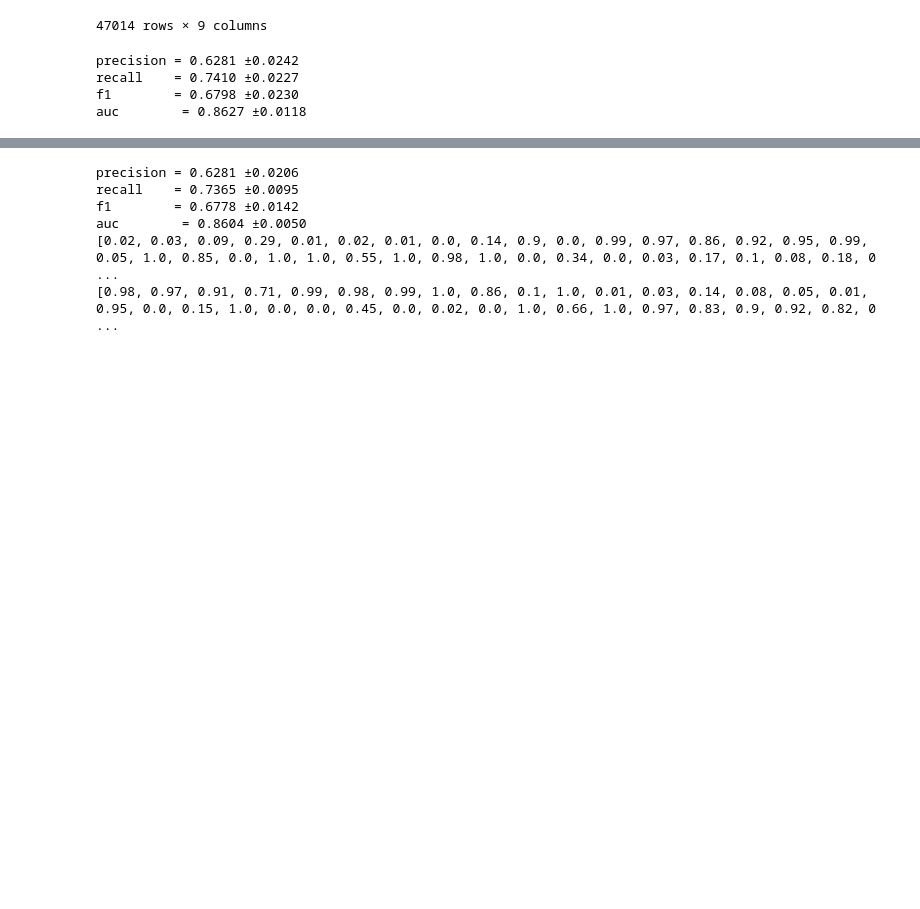
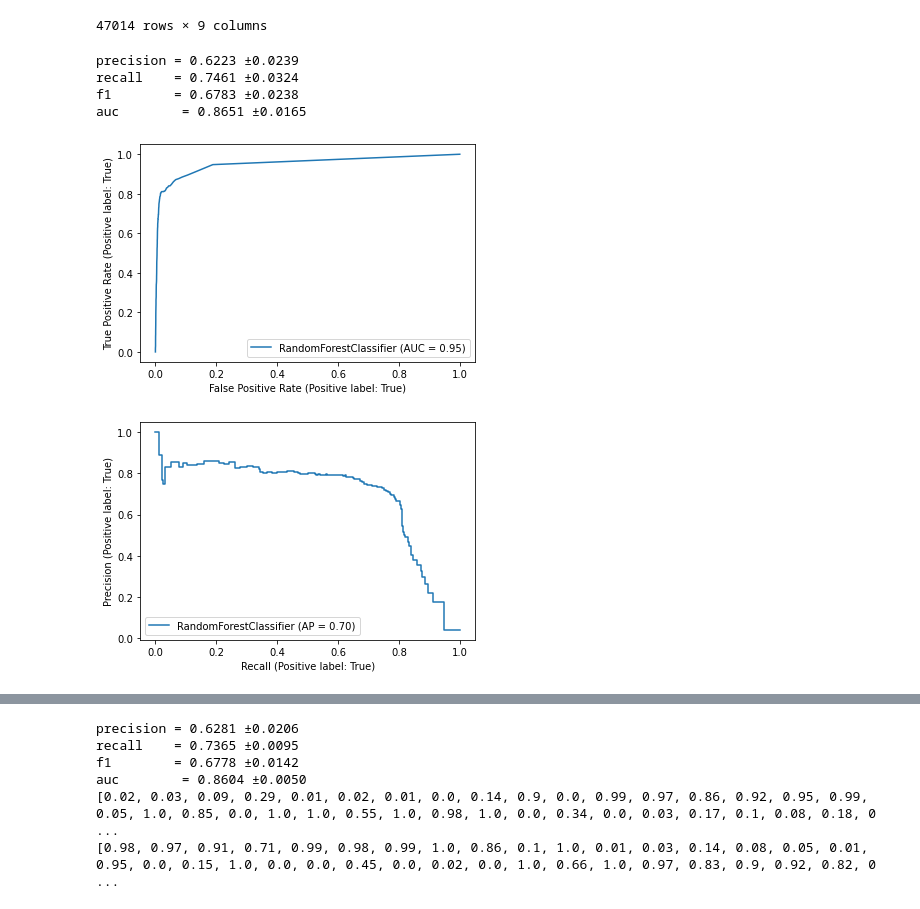
Before and after one commit to DannyMathieson/PhishEye, a Jupyter notebook: phisheye.ipynb, the cells around one changed output, grey strips where cells are left out. Saved outputs shown, nothing was run; the diff lists cells and outputs as text; code cells hidden in the pictures; blank space fills up the shorter version.

```diff
--- a/phisheye.ipynb
+++ b/phisheye.ipynb
@@ -397,13 +435,15 @@ features
 # %%
 from sklearn.ensemble import RandomForestClassifier
 rf_model = RandomForestClassifier(criterion='entropy')
 features = twisted_df.drop(['Domain', 'Homograph', 'Registered'], axis=1)
-model_eval(features[['MSE', 'SSM','EMBD_EUC']], twisted_df['Registered'] , rf_model);
+model_eval(features[['MSE', 'SSM','EMBD_EUC']], twisted_df['Registered'] , rf_model, curves=True);
 # %% [output]
-precision = 0.6281 ±0.0242
-recall    = 0.7410 ±0.0227
-f1        = 0.6798 ±0.0230
-auc        = 0.8627 ±0.0118
+precision = 0.6223 ±0.0239
+recall    = 0.7461 ±0.0324
+f1        = 0.6783 ±0.0238
+auc        = 0.8651 ±0.0165
+[figure, added]
+[figure, added]
 # %%
 from sklearn.neural_network import MLPClassifier
 mlp_model = MLPClassifier()
```
Also changed, not shown: parts of 13 cells of this notebook.
